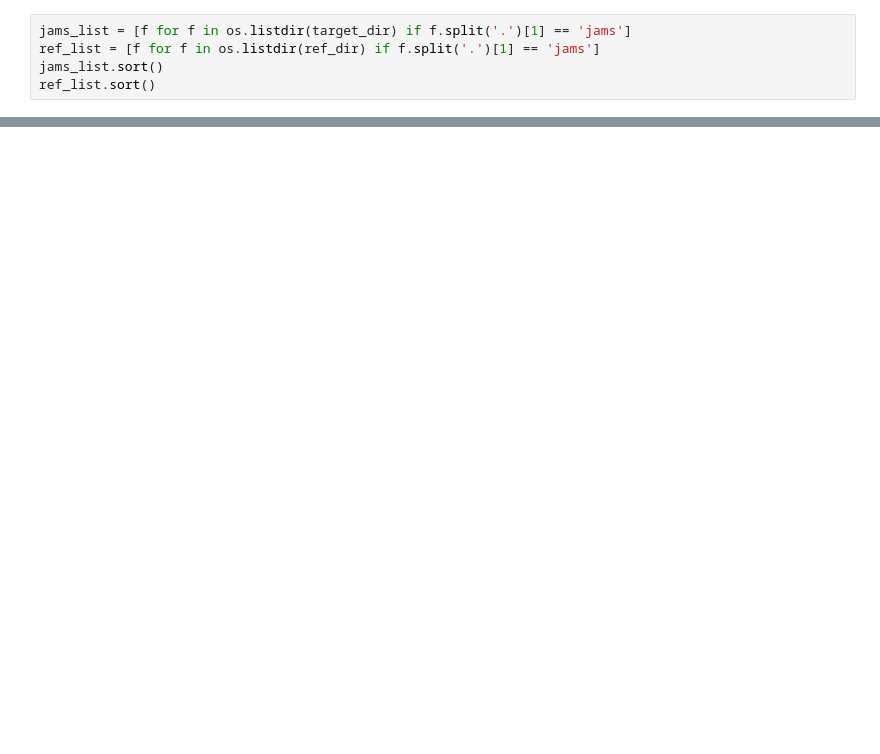
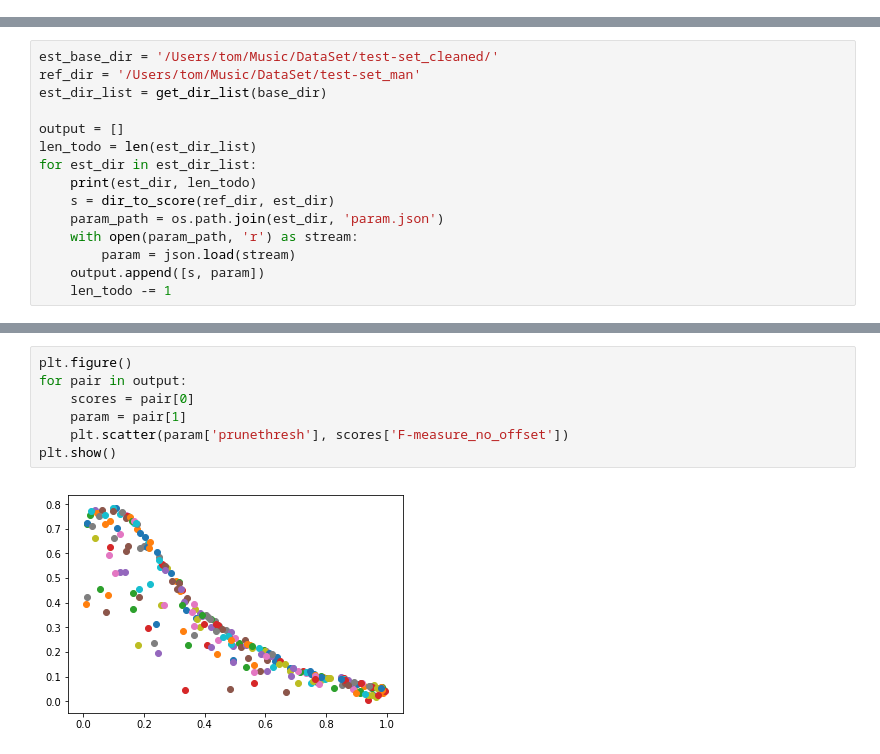
Before and after one commit to tomxi/guitar-set, a Jupyter notebook: notebooks/folder_to_f_score.ipynb, the cells around one changed output, grey strips where cells are left out. Saved outputs shown, nothing was run; the diff lists cells and outputs as text; blank space fills up the shorter version.

Commit message:
second search in param space code

```diff
--- a/notebooks/folder_to_f_score.ipynb
+++ b/notebooks/folder_to_f_score.ipynb
@@ -7,5 +0,0 @@ ref_dir = '/Users/tom/Music/DataSet/test-set_man'
-# %%
-jams_list = [f for f in os.listdir(target_dir) if f.split('.')[1] == 'jams']
-ref_list = [f for f in os.listdir(ref_dir) if f.split('.')[1] == 'jams']
-jams_list.sort()
-ref_list.sort()
@@ -54,0 +41,15 @@ OrderedDict([('Voicing Recall', 1.0),
+# %%
+est_base_dir = '/Users/tom/Music/DataSet/test-set_cleaned/'
+ref_dir = '/Users/tom/Music/DataSet/test-set_man'
+est_dir_list = get_dir_list(base_dir)
+
+output = []
+len_todo = len(est_dir_list)
+for est_dir in est_dir_list:
+    print(est_dir, len_todo)
+    s = dir_to_score(ref_dir, est_dir)
+    param_path = os.path.join(est_dir, 'param.json')
+    with open(param_path, 'r') as stream:
+        param = json.load(stream)
+    output.append([s, param])
+    len_todo -= 1
@@ -54,0 +74,9 @@ OrderedDict([('Voicing Recall', 1.0),
+# %%
+plt.figure()
+for pair in output:
+    scores = pair[0]
+    param = pair[1]
+    plt.scatter(param['prunethresh'], scores['F-measure_no_offset'])
+plt.show()
+# %% [output]
+[figure, added]
```
Also changed, not shown: parts of 12 cells of this notebook, 1 other file.
